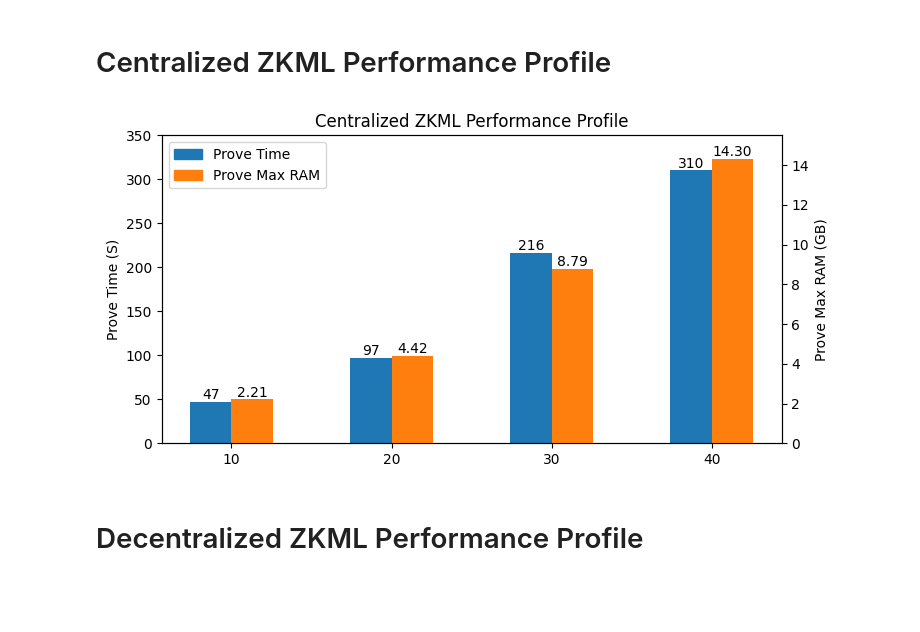
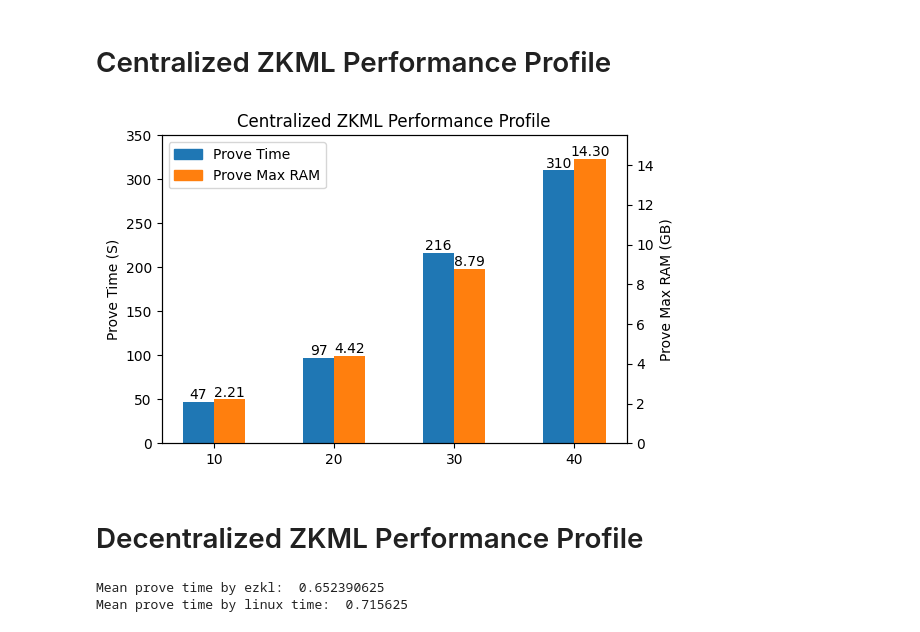
Before and after one commit to CaixiangFan/zkpet, a Jupyter notebook: src/plot.ipynb, the cells around one changed output. Saved outputs shown, nothing was run; the diff lists cells and outputs as text; code cells hidden in the pictures; blank space fills up the shorter version.

Commit message:
updated plotting centralized and decentralized zkml perf

```diff
--- a/src/plot.ipynb
+++ b/src/plot.ipynb
@@ -302,36 +298,37 @@ result_mul, result_add = decompose(df, '135')
 # %% [markdown]
 # Centralized ZKML Performance Profile
 # %%
+import matplotlib.pyplot as plt
 import numpy as np
 
 num_homes = np.array([10, 20, 30, 40])
 prove_times = [47, 97, 216, 310]
 max_mems = np.array([2258, 4523, 8998, 14642]) / 1024
 
-fig, ax = plt.subplots(figsize=(8, 4))
+fig, ax = plt.subplots(figsize=(6, 4))
 width=2.6
 lns1 = ax.bar(x=num_homes-width/2, height=prove_times, width=width, color='tab:blue', label='Prove Time')
 ax.set(ylabel='Prove Time (S)', title='Centralized ZKML Performance Profile')
 ax.bar_label(lns1, fmt='{:,.0f}')
 ax.set_ylim([0, 350])
 
 ax1 = ax.twinx()
 lns2 = ax1.bar(num_homes+width/2, max_mems, width=width, color='tab:orange', label='Prove Max RAM')
 ax1.set_xticks(ticks=num_homes)
 ax1.set(xlabel='Num of Homes', ylabel='Prove Max RAM (GB)')
 ax1.bar_label(lns2, fmt='{:,.2f}')
 ax1.set_ylim([0, 15.5])
 
 
 colors = {'Prove Time':'tab:blue', 'Prove Max RAM':'tab:orange'}
 labels = list(['Prove Time', 'Prove Max RAM'])
 handles = [plt.Rectangle((0,0),1,1, color=colors[label]) for label in labels]
 plt.legend(handles, labels)
 
 plt.show()
-fig.savefig('cent_perf.png')
+fig.savefig('cent_perf.pdf')
 # %% [output]
-[figure, old version]
+[figure, new version]
 # %% [markdown]
 # Decentralized ZKML Performance Profile
 # %%
@@ -364,7 +361,20 @@ for target in range(node_num):
     prove_max_ram.append(ram)
 
 # Percent of CPU
+log_file = "../log.txt"
+res = []
+with open(log_file) as f:
+  log_lines = f.readlines()
+  key_words = 'proof took '
+  for line in log_lines:
+    if key_words in line:
+      res.append(float(line.strip().split(key_words)[1]))
 
-# Prove time
-
-# Prove max RAM
+import numpy as np
+# prove time by ezkl
+print('Mean prove time by ezkl: ', np.mean(res))
+# prove time by linux time measurement
+print('Mean prove time by linux time: ', np.mean(prove_time))
+# %% [output]
+Mean prove time by ezkl:  0.652390625
+Mean prove time by linux time:  0.715625
```
Also changed, not shown: parts of 12 cells of this notebook, 5 other files.
